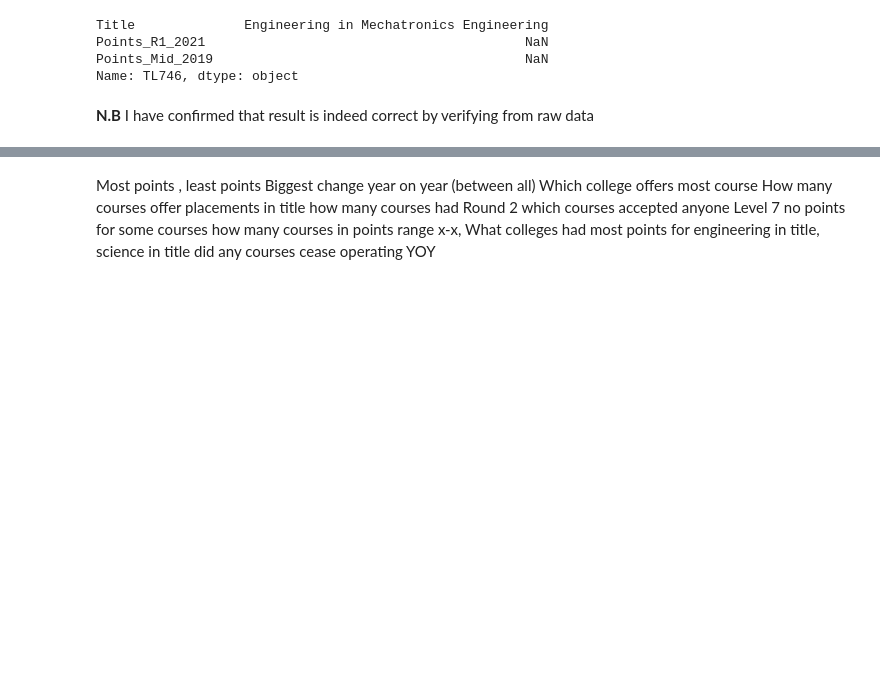
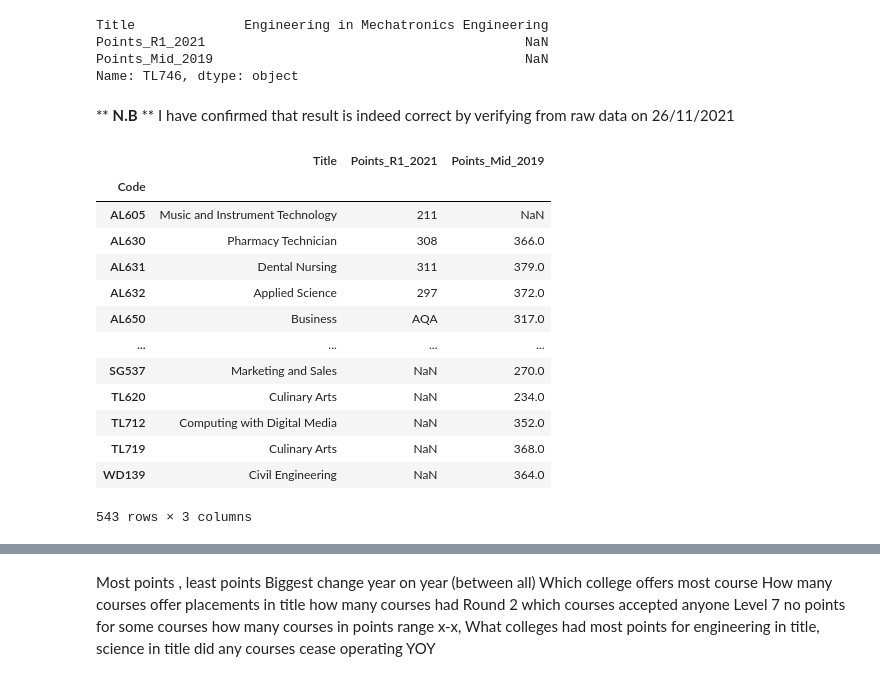
Before and after one commit to conor-mccaffrey/cao-points, a Jupyter notebook: cao-points-analysis.ipynb, the cells around one changed output, grey strips where cells are left out. Saved outputs shown, nothing was run; the diff lists cells and outputs as text; code cells hidden in the pictures; blank space fills up the shorter version.

```diff
--- a/cao-points-analysis.ipynb
+++ b/cao-points-analysis.ipynb
@@ -1048,4 +1061,23 @@ Points_R1_2021                                         NaN
 Points_Mid_2019                                        NaN
 Name: TL746, dtype: object
 # %% [markdown]
-<b>N.B</b> I have confirmed that result is indeed correct by verifying from raw data
+** <b>N.B</b> ** I have confirmed that result is indeed correct by verifying from raw data on 26/11/2021
+# %%
+# Lets try get rid of rows that contain two NaN values in our L7/6 data - this is useless for comparison [15]
+allcourses_L7.dropna( subset = ['Points_R1_2021', 'Points_Mid_2019'], how = 'all', inplace = True)
+allcourses_L7
+# %% [output]
+|  | Title | Points_R1_2021 | Points_Mid_2019 |
+| Code |  |  |  |
+| AL605 | Music and Instrument Technology | 211 | NaN |
+| AL630 | Pharmacy Technician | 308 | 366.0 |
+| AL631 | Dental Nursing | 311 | 379.0 |
+| AL632 | Applied Science | 297 | 372.0 |
+| AL650 | Business | AQA | 317.0 |
+| ... | ... | ... | ... |
+| SG537 | Marketing and Sales | NaN | 270.0 |
+| TL620 | Culinary Arts | NaN | 234.0 |
+| TL712 | Computing with Digital Media | NaN | 352.0 |
+| TL719 | Culinary Arts | NaN | 368.0 |
+| WD139 | Civil Engineering | NaN | 364.0 |
+543 rows × 3 columns
```
Also changed, not shown: parts of 22 cells of this notebook, 12 other files.
